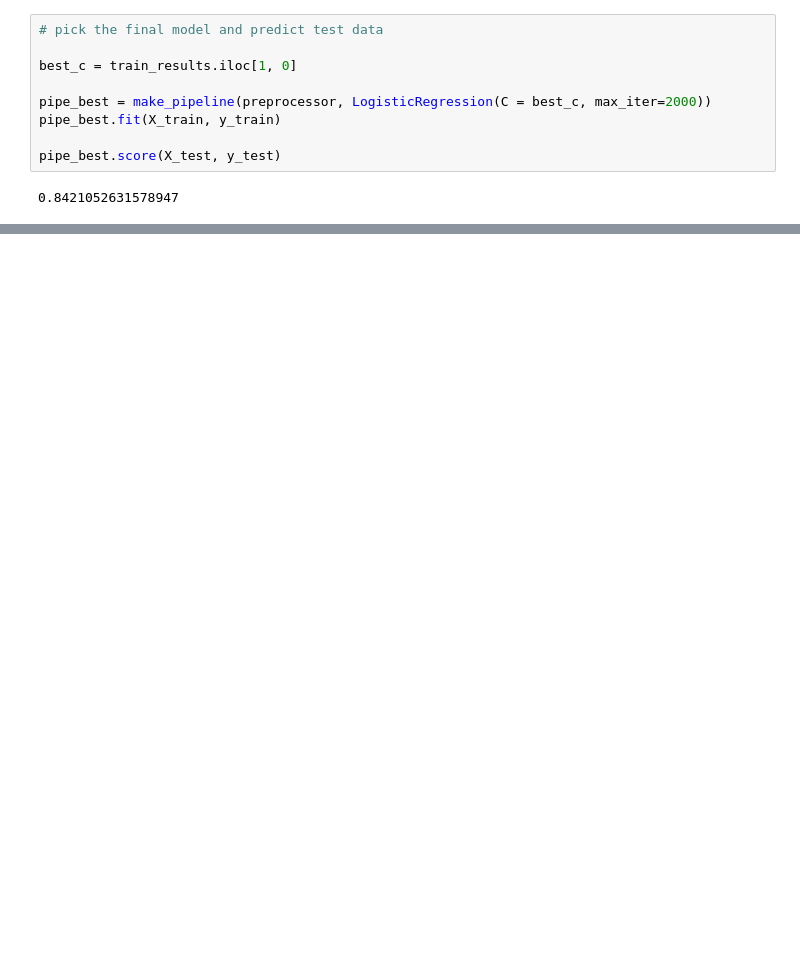
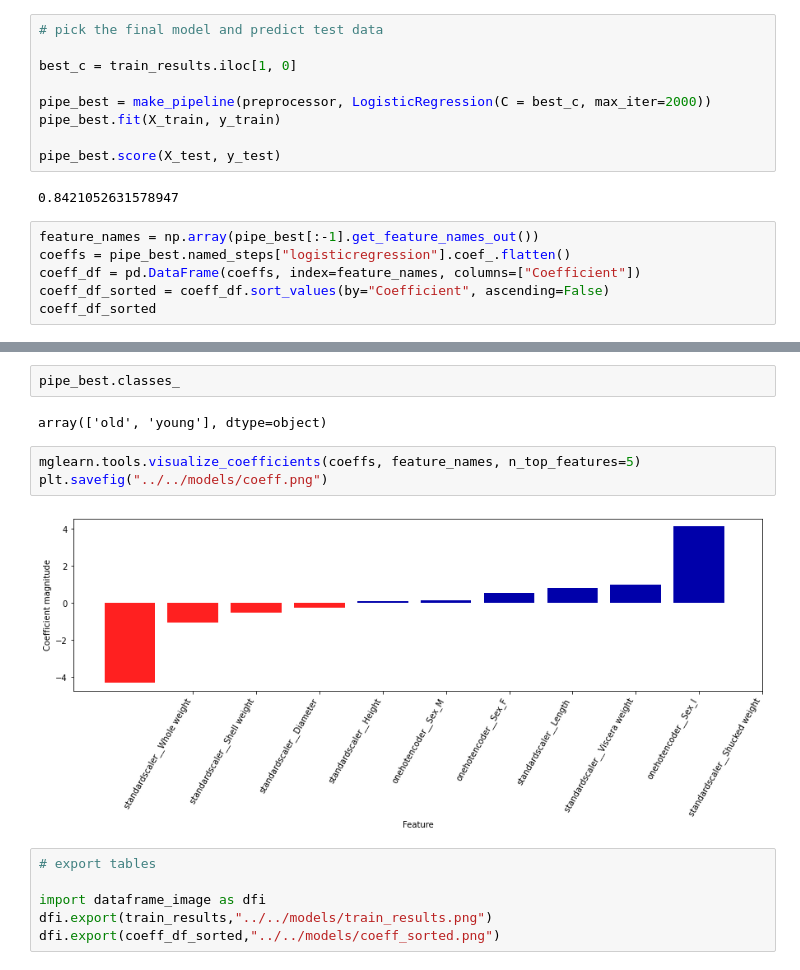
Before and after one commit to veerupandey/abalone_age_classification, a Jupyter notebook: src/models/model_building.ipynb, the cells around one changed output, grey strips where cells are left out. Saved outputs shown, nothing was run; the diff lists cells and outputs as text; blank space fills up the shorter version.

```diff
--- a/src/models/model_building.ipynb
+++ b/src/models/model_building.ipynb
@@ -129,3 +132,9 @@ pipe_best.fit(X_train, y_train)
 pipe_best.score(X_test, y_test)
 # %% [output]
 0.8421052631578947
+# %%
+feature_names = np.array(pipe_best[:-1].get_feature_names_out())
+coeffs = pipe_best.named_steps["logisticregression"].coef_.flatten()
+coeff_df = pd.DataFrame(coeffs, index=feature_names, columns=["Coefficient"])
+coeff_df_sorted = coeff_df.sort_values(by="Coefficient", ascending=False)
+coeff_df_sorted
@@ -131,0 +153,15 @@ pipe_best.score(X_test, y_test)
+# %%
+pipe_best.classes_
+# %% [output]
+array(['old', 'young'], dtype=object)
+# %%
+mglearn.tools.visualize_coefficients(coeffs, feature_names, n_top_features=5)
+plt.savefig("../../models/coeff.png")
+# %% [output]
+[figure, added]
+# %%
+# export tables
+
+import dataframe_image as dfi
+dfi.export(train_results,"../../models/train_results.png")
+dfi.export(coeff_df_sorted,"../../models/coeff_sorted.png")
```
Also changed, not shown: parts of 4 cells of this notebook.
